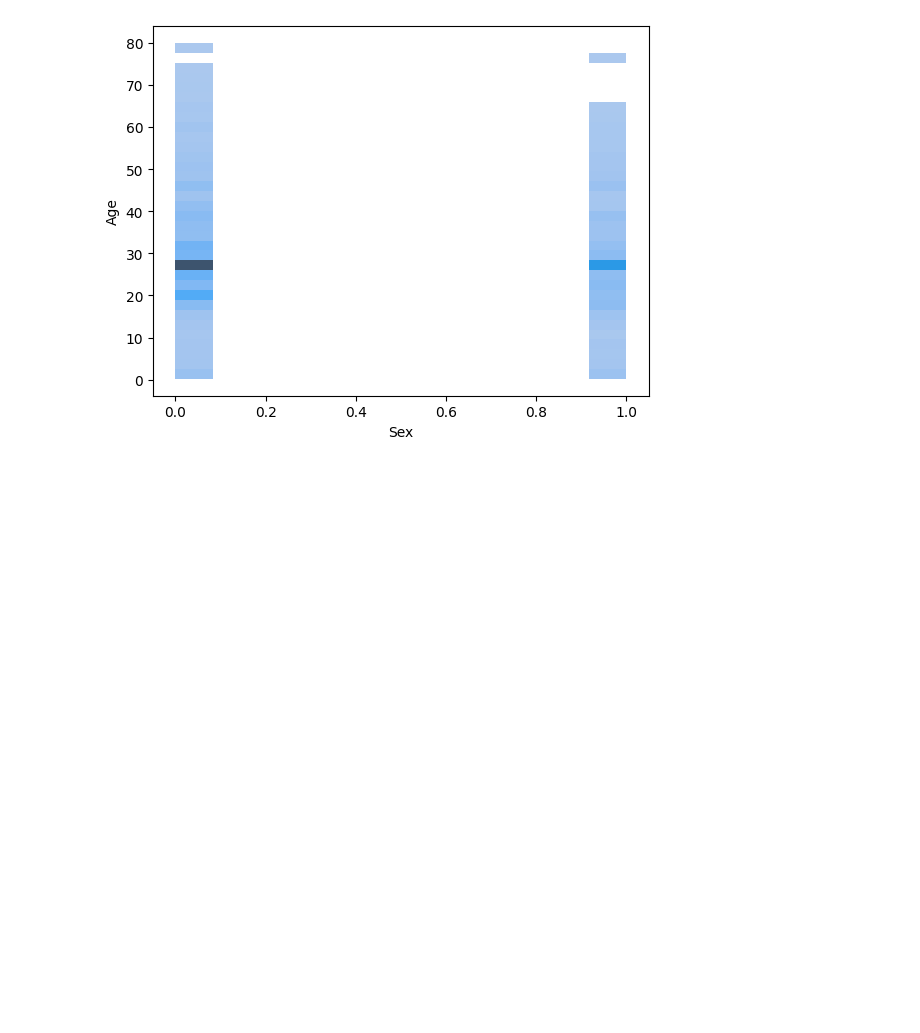
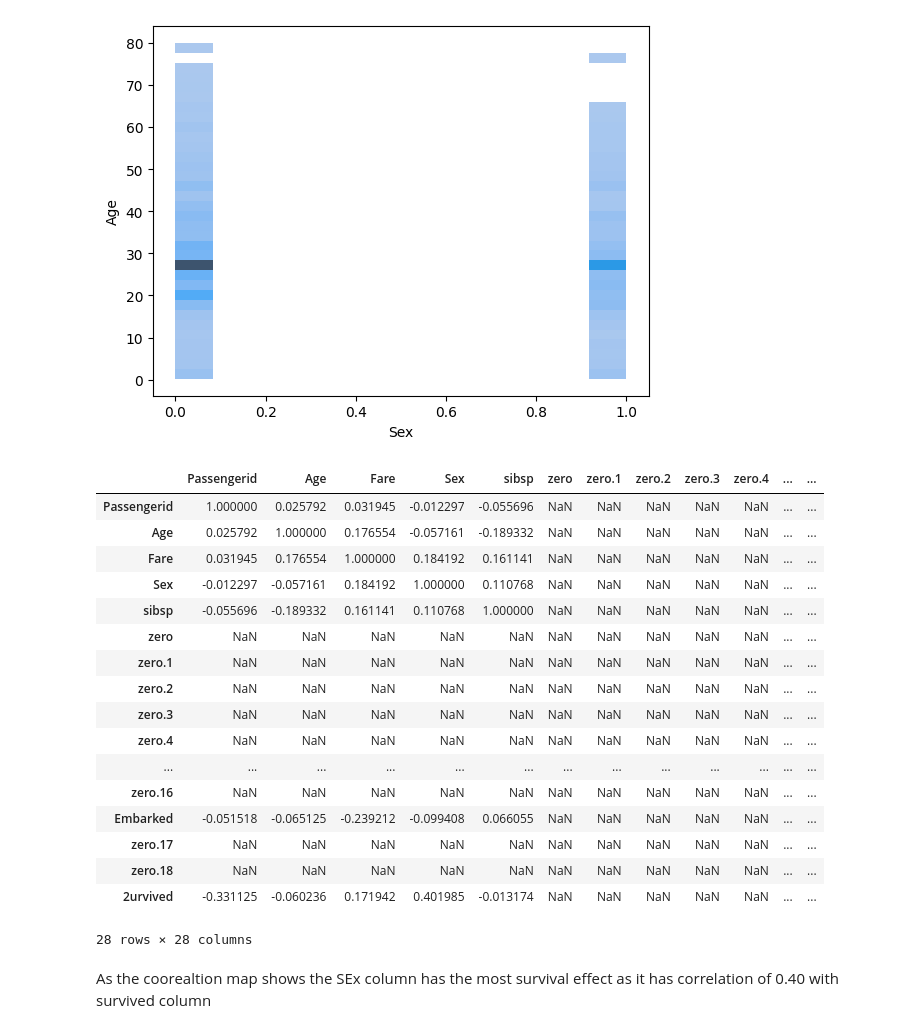
Before and after one commit to noorfatimaKhalid/NeuroFive_projects, a Jupyter notebook: Week1_p2.ipynb, the cells around one changed output. Cells and saved outputs as stored; diff of their text form; code cells hidden in the pictures; blank space fills up the shorter version.

```diff
--- a/Week1_p2.ipynb
+++ b/Week1_p2.ipynb
@@ -79,3 +79,26 @@ sns.histplot(data=df,x='Sex',y="Age")
 plt.show()
 # %% [output]
 [figure]
+# %%
+df.corr()
+# %% [output]
+|  | Passengerid | Age | Fare | Sex | sibsp | zero | zero.1 | zero.2 | zero.3 | zero.4 | ... | ... |
+| Passengerid | 1.000000 | 0.025792 | 0.031945 | -0.012297 | -0.055696 | NaN | NaN | NaN | NaN | NaN | ... | ... |
+| Age | 0.025792 | 1.000000 | 0.176554 | -0.057161 | -0.189332 | NaN | NaN | NaN | NaN | NaN | ... | ... |
+| Fare | 0.031945 | 0.176554 | 1.000000 | 0.184192 | 0.161141 | NaN | NaN | NaN | NaN | NaN | ... | ... |
+| Sex | -0.012297 | -0.057161 | 0.184192 | 1.000000 | 0.110768 | NaN | NaN | NaN | NaN | NaN | ... | ... |
+| sibsp | -0.055696 | -0.189332 | 0.161141 | 0.110768 | 1.000000 | NaN | NaN | NaN | NaN | NaN | ... | ... |
+| zero | NaN | NaN | NaN | NaN | NaN | NaN | NaN | NaN | NaN | NaN | ... | ... |
+| zero.1 | NaN | NaN | NaN | NaN | NaN | NaN | NaN | NaN | NaN | NaN | ... | ... |
+| zero.2 | NaN | NaN | NaN | NaN | NaN | NaN | NaN | NaN | NaN | NaN | ... | ... |
+| zero.3 | NaN | NaN | NaN | NaN | NaN | NaN | NaN | NaN | NaN | NaN | ... | ... |
+| zero.4 | NaN | NaN | NaN | NaN | NaN | NaN | NaN | NaN | NaN | NaN | ... | ... |
+| ... | ... | ... | ... | ... | ... | ... | ... | ... | ... | ... | ... | ... |
+| zero.16 | NaN | NaN | NaN | NaN | NaN | NaN | NaN | NaN | NaN | NaN | ... | ... |
+| Embarked | -0.051518 | -0.065125 | -0.239212 | -0.099408 | 0.066055 | NaN | NaN | NaN | NaN | NaN | ... | ... |
+| zero.17 | NaN | NaN | NaN | NaN | NaN | NaN | NaN | NaN | NaN | NaN | ... | ... |
+| zero.18 | NaN | NaN | NaN | NaN | NaN | NaN | NaN | NaN | NaN | NaN | ... | ... |
+| 2urvived | -0.331125 | -0.060236 | 0.171942 | 0.401985 | -0.013174 | NaN | NaN | NaN | NaN | NaN | ... | ... |
+28 rows × 28 columns
+# %% [markdown]
+As the coorealtion map shows the SEx column has the most survival effect as it has correlation of 0.40 with survived column
```
Also changed, not shown: 1 other file.
